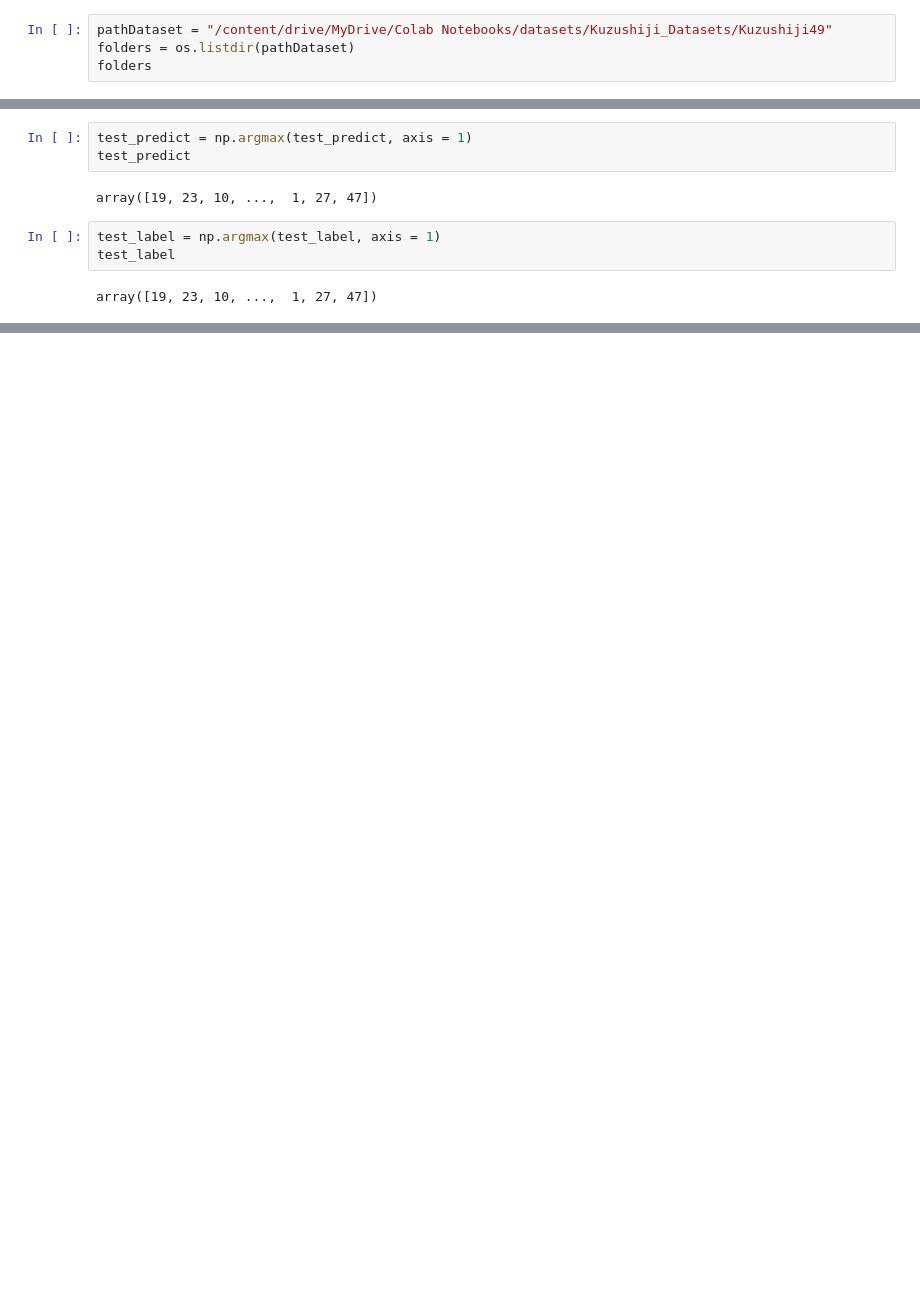
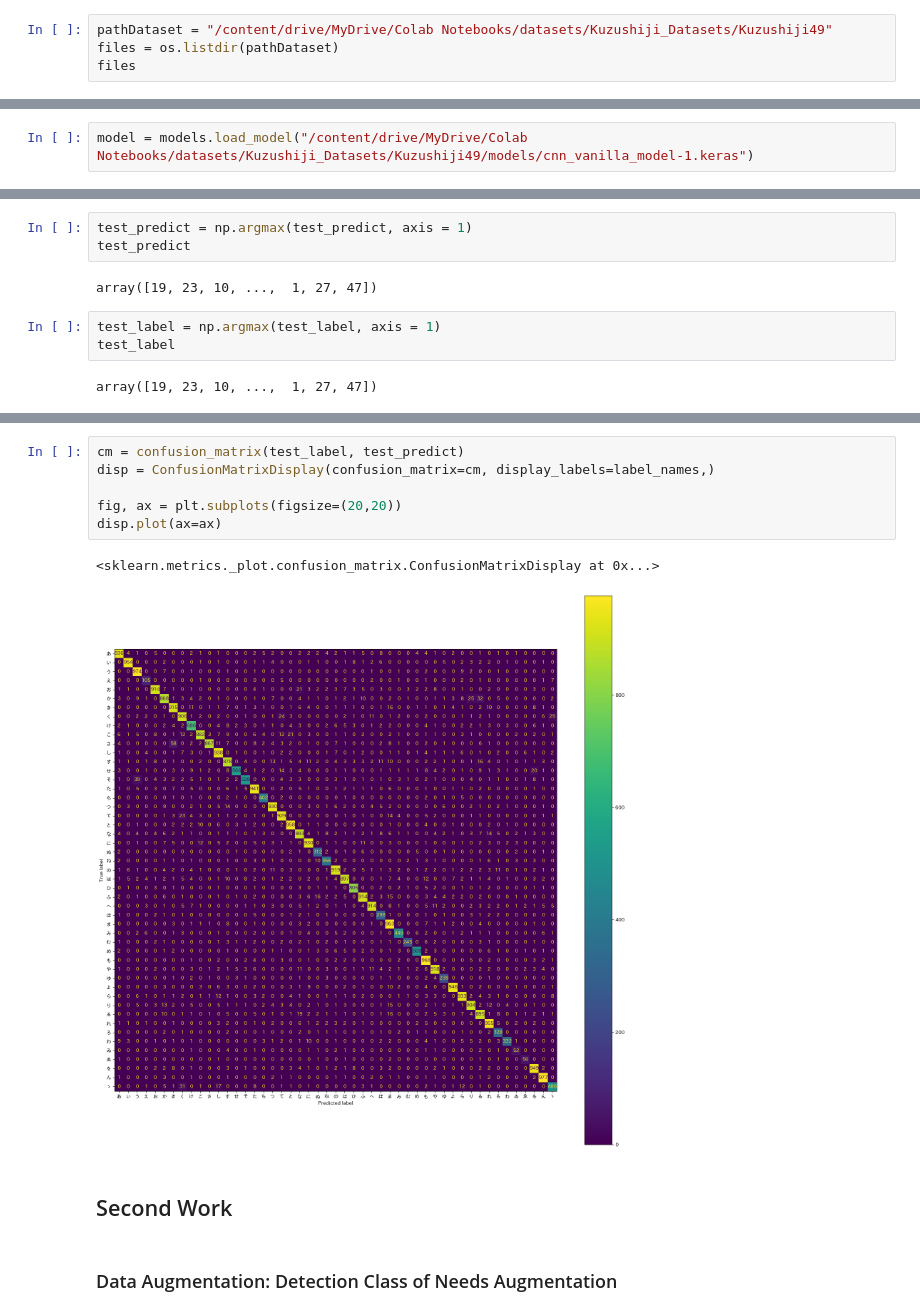
Before and after one commit to oguzsozen/Kuzushiji_Letter-Recognition, a Jupyter notebook: Kuzushiji49.ipynb, the cells around one changed output, grey strips where cells are left out. Cells and saved outputs as stored; diff of their text form; blank space fills up the shorter version.

Commit message:
The first work was revised. The second work still developing...

```diff
--- a/Kuzushiji49.ipynb
+++ b/Kuzushiji49.ipynb
@@ -16,7 +46,7 @@ import os
 # %%
 pathDataset = "/content/drive/MyDrive/Colab Notebooks/datasets/Kuzushiji_Datasets/Kuzushiji49"
-folders = os.listdir(pathDataset)
-folders
+files = os.listdir(pathDataset)
+files
 # %% [output]
 ['k49-test-labels.npz',
  'k49-train-labels.npz',
@@ -209,3 +289,5 @@ from sklearn.metrics import classification_report
+# %%
+model = models.load_model("/content/drive/MyDrive/Colab Notebooks/datasets/Kuzushiji_Datasets/Kuzushiji49/models/cnn_vanilla_model-1.keras")
 # %%
 test_loss, test_acc = model.evaluate(test_data, test_label)
 # %% [output]
@@ -250,0 +329,13 @@ weighted avg       0.91      0.91      0.91     38547
+# %%
+cm = confusion_matrix(test_label, test_predict)
+disp = ConfusionMatrixDisplay(confusion_matrix=cm, display_labels=label_names,)
+
+fig, ax = plt.subplots(figsize=(20,20))
+disp.plot(ax=ax)
+# %% [output]
+<sklearn.metrics._plot.confusion_matrix.ConfusionMatrixDisplay at 0x...>
+[figure, added]
+# %% [markdown]
+## Second Work
+# %% [markdown]
+### Data Augmentation: Detection Class of Needs Augmentation
```
Also changed, not shown: parts of 51 cells of this notebook.
